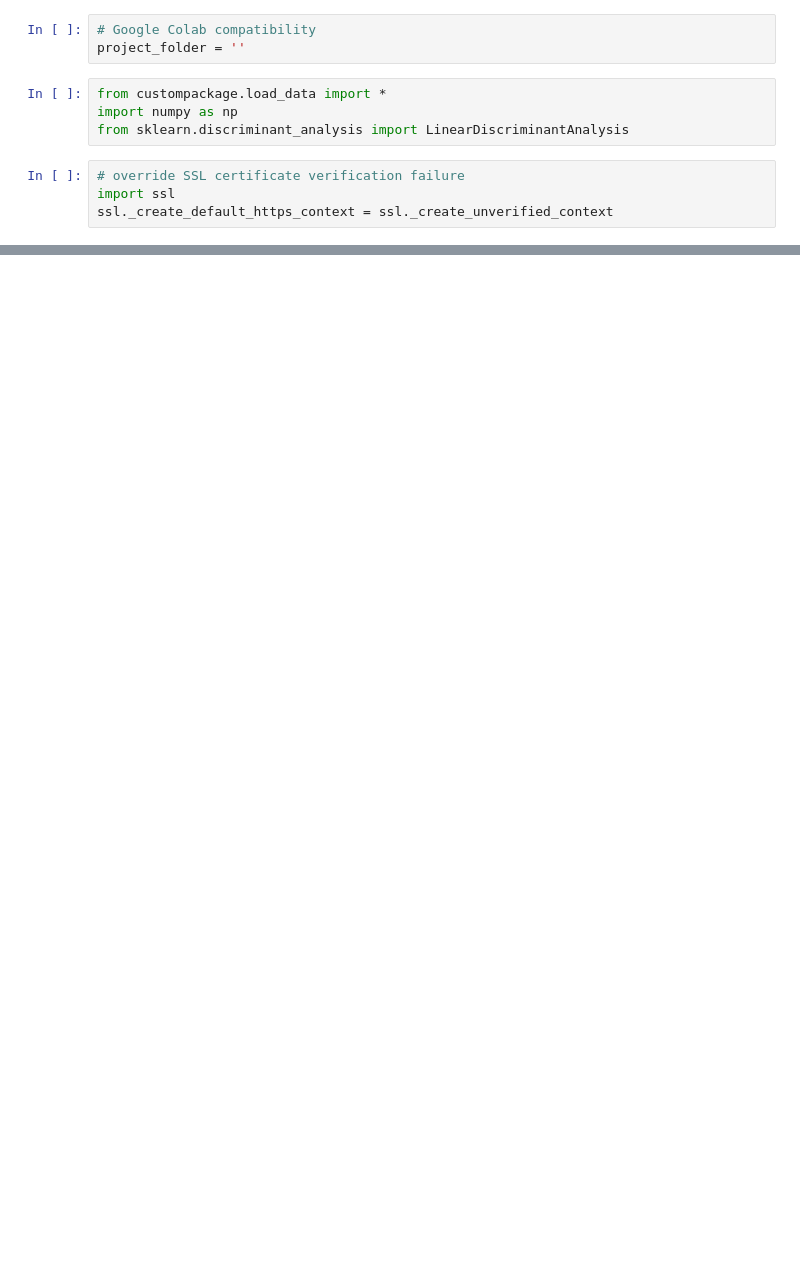
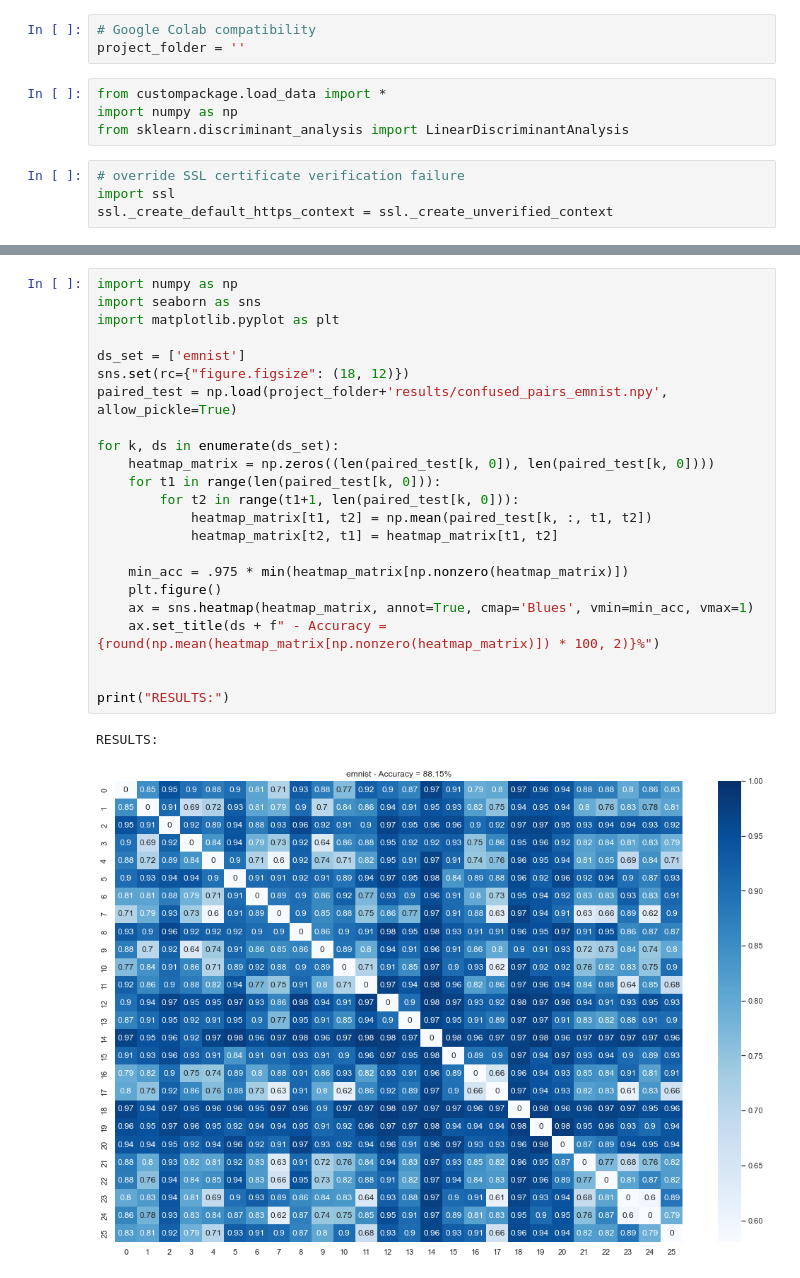
Before and after one commit to lorenzopetrella/ktree, a Jupyter notebook: jones_kording_jupyter/confused_pairs_emnist.ipynb, the cells around one changed output, grey strips where cells are left out. Drawn from its saved outputs; the diff is of its cells as text; blank space fills up the shorter version.

Commit message:
added new results to collection for comparison and heatmaps

```diff
--- a/jones_kording_jupyter/confused_pairs_emnist.ipynb
+++ b/jones_kording_jupyter/confused_pairs_emnist.ipynb
@@ -77,0 +59,26 @@ KeyboardInterrupt:
+# %%
+import numpy as np
+import seaborn as sns
+import matplotlib.pyplot as plt
+
+ds_set = ['emnist']
+sns.set(rc={"figure.figsize": (18, 12)})
+paired_test = np.load(project_folder+'results/confused_pairs_emnist.npy', allow_pickle=True)
+
+for k, ds in enumerate(ds_set):
+    heatmap_matrix = np.zeros((len(paired_test[k, 0]), len(paired_test[k, 0])))
+    for t1 in range(len(paired_test[k, 0])):
+        for t2 in range(t1+1, len(paired_test[k, 0])):
+            heatmap_matrix[t1, t2] = np.mean(paired_test[k, :, t1, t2])
+            heatmap_matrix[t2, t1] = heatmap_matrix[t1, t2]
+
+    min_acc = .975 * min(heatmap_matrix[np.nonzero(heatmap_matrix)])
+    plt.figure()
+    ax = sns.heatmap(heatmap_matrix, annot=True, cmap='Blues', vmin=min_acc, vmax=1)
+    ax.set_title(ds + f" - Accuracy = {round(np.mean(heatmap_matrix[np.nonzero(heatmap_matrix)]) * 100, 2)}%")
+
+
+print("RESULTS:")
+# %% [output]
+RESULTS:
+[figure, added]
```
Also changed, not shown: parts of 1 cell of this notebook, 5 other files.
